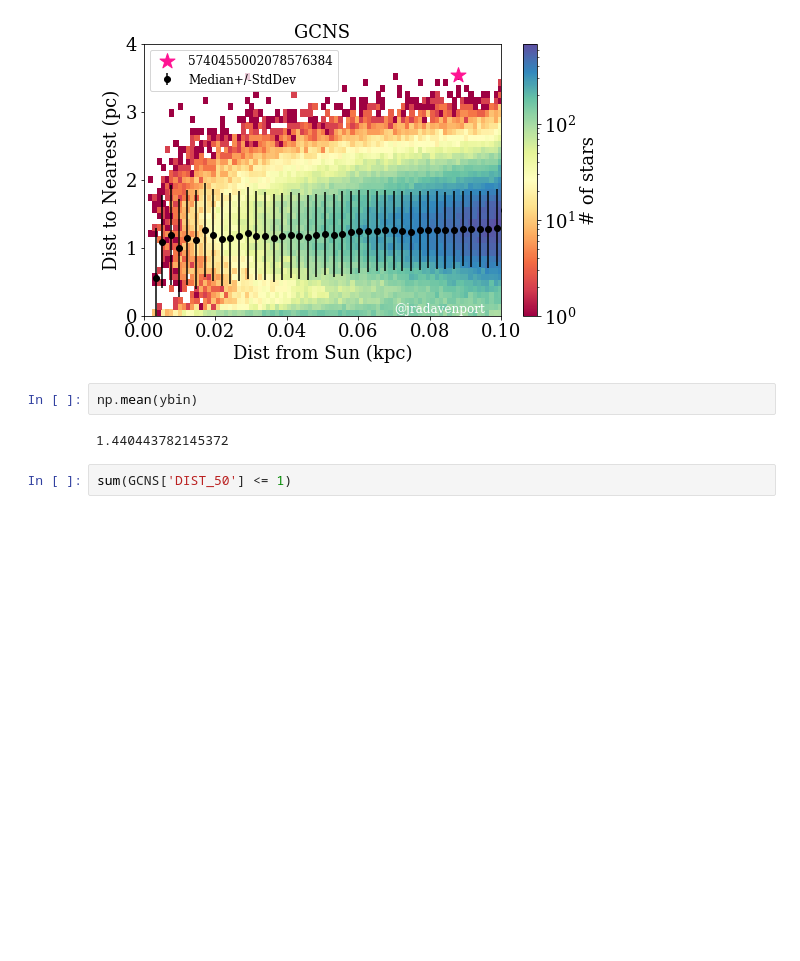
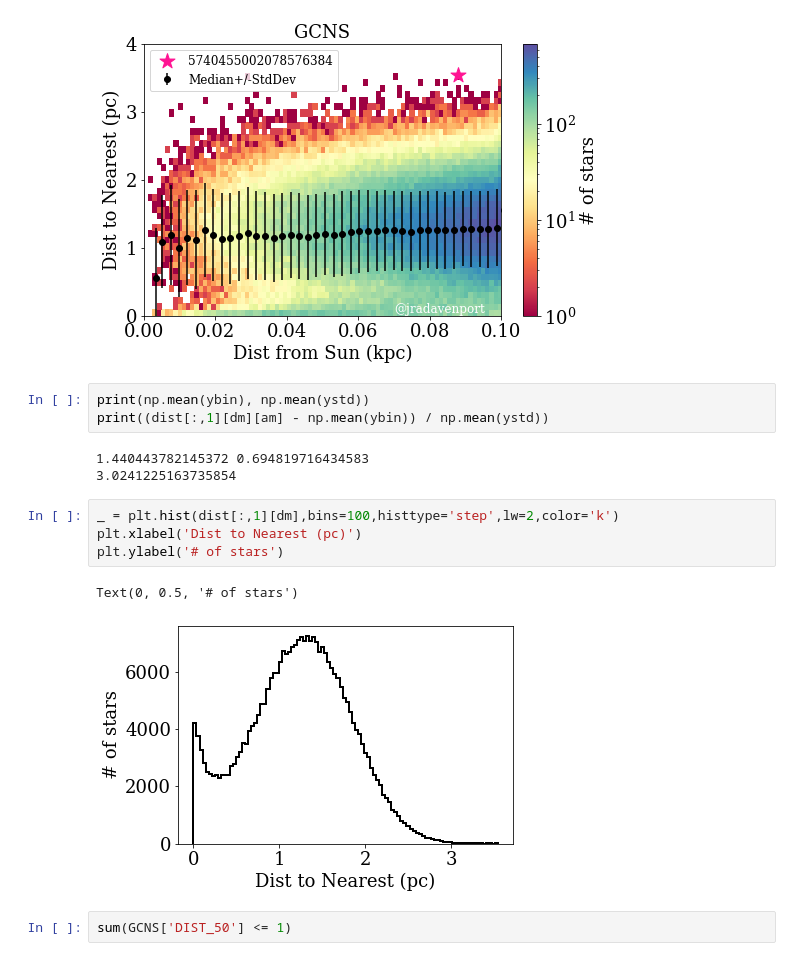
Before and after one commit to jradavenport/lonely_stars, a Jupyter notebook: GCNS_KDTree.ipynb, the cells around one changed output. Cells and saved outputs as stored; diff of their text form; blank space fills up the shorter version.

Commit message:
play with 7million stars a bit

```diff
--- a/GCNS_KDTree.ipynb
+++ b/GCNS_KDTree.ipynb
@@ -147,10 +160,19 @@ plt.text(0.07,0.05,'@jradavenport',color='w', fontsize=12)
 # %% [output]
 Text(0.07, 0.05, '@jradavenport')
 [figure]
-# %%
-np.mean(ybin)
-# %% [output]
-1.440443782145372
+# %%
+print(np.mean(ybin), np.mean(ystd))
+print((dist[:,1][dm][am] - np.mean(ybin)) / np.mean(ystd))
+# %% [output]
+1.440443782145372 0.694819716434583
+3.0241225163735854
+# %%
+_ = plt.hist(dist[:,1][dm],bins=100,histtype='step',lw=2,color='k')
+plt.xlabel('Dist to Nearest (pc)')
+plt.ylabel('# of stars')
+# %% [output]
+Text(0, 0.5, '# of stars')
+[figure, added]
 # %%
 sum(GCNS['DIST_50'] <= 1)
 # %% [output]
```
Also changed, not shown: parts of 5 cells of this notebook, 1 other file.
